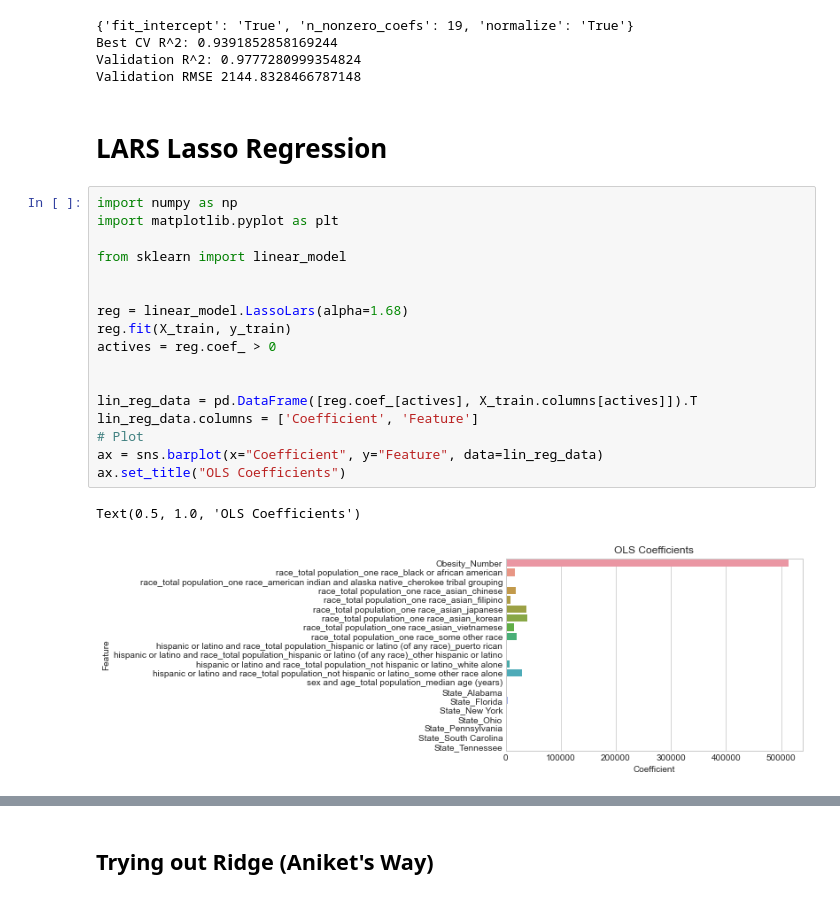
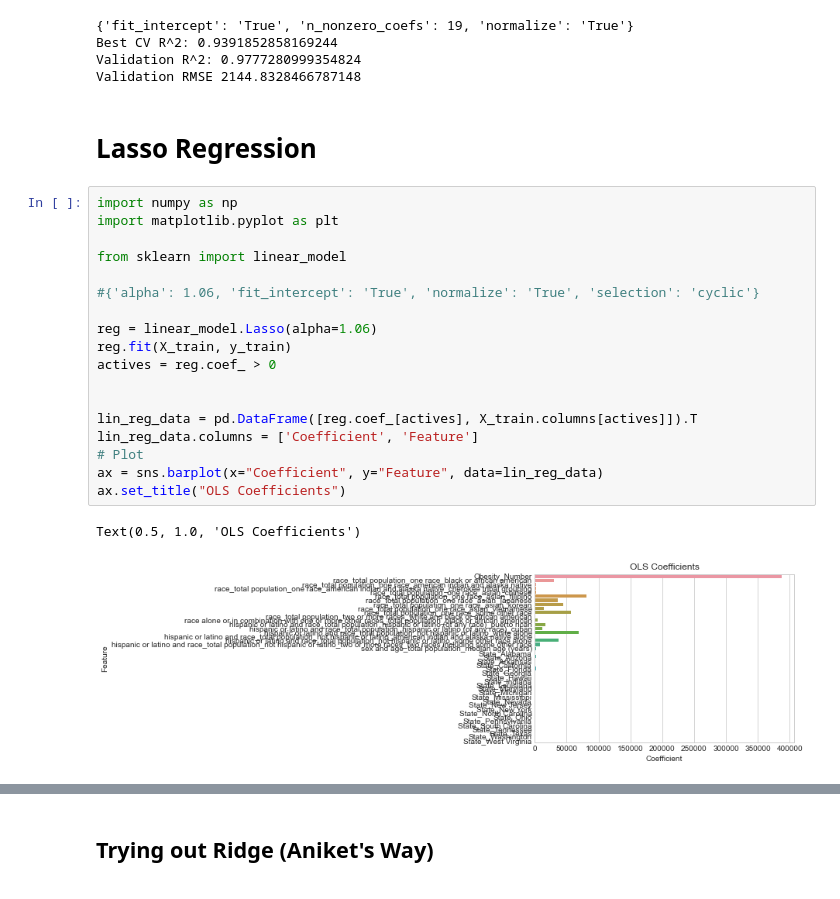
Before and after one commit to monicadelacruz/CSS-Project-2-Team-5-Fall-2020, a Jupyter notebook: project2.ipynb, the cells around one changed output, grey strips where cells are left out. Drawn from its saved outputs; the diff is of its cells as text.

```diff
--- a/project2.ipynb
+++ b/project2.ipynb
@@ -576,24 +606,25 @@ Best CV R^2: 0.9391852858169244
 Validation R^2: 0.9777280999354824
 Validation RMSE 2144.8328466787148
 # %% [markdown]
-# LARS Lasso Regression
+# Lasso Regression
 # %%
 import numpy as np
 import matplotlib.pyplot as plt
 
 from sklearn import linear_model
 
+#{'alpha': 1.06, 'fit_intercept': 'True', 'normalize': 'True', 'selection': 'cyclic'}
 
-reg = linear_model.LassoLars(alpha=1.68)
+reg = linear_model.Lasso(alpha=1.06)
 reg.fit(X_train, y_train)
 actives = reg.coef_ > 0
 
 
 lin_reg_data = pd.DataFrame([reg.coef_[actives], X_train.columns[actives]]).T
 lin_reg_data.columns = ['Coefficient', 'Feature']
 # Plot
 ax = sns.barplot(x="Coefficient", y="Feature", data=lin_reg_data)
 ax.set_title("OLS Coefficients")
 # %% [output]
 Text(0.5, 1.0, 'OLS Coefficients')
-[figure, old version]
+[figure, new version]
```
Also changed, not shown: parts of 5 cells of this notebook.
